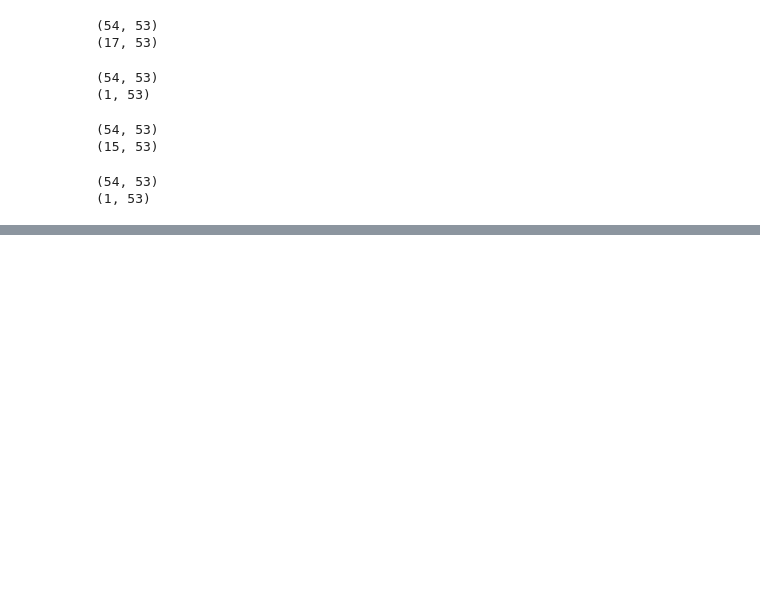
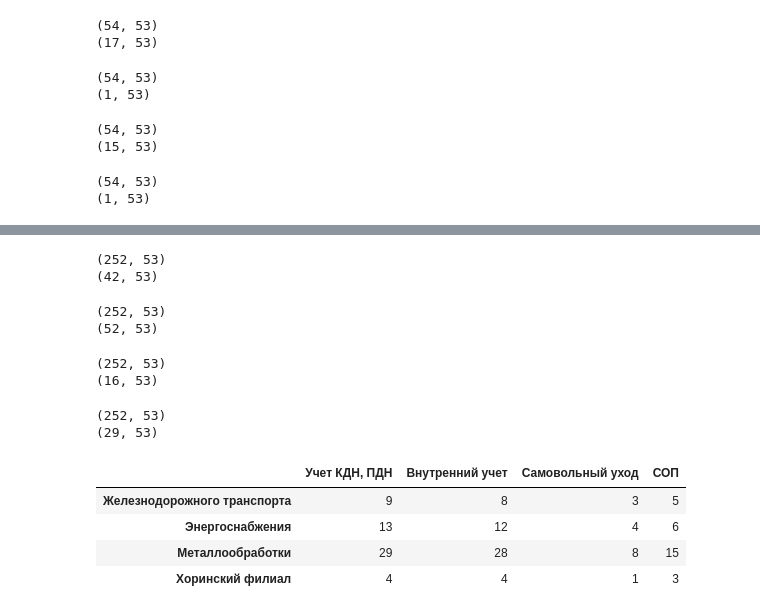
Before and after one commit to t0r1n88/Demetra, a Jupyter notebook: create_social_report.ipynb, the cells around one changed output, grey strips where cells are left out. Saved outputs shown, nothing was run; the diff lists cells and outputs as text; code cells hidden in the pictures; blank space fills up the shorter version.

```diff
--- a/create_social_report.ipynb
+++ b/create_social_report.ipynb
@@ -285,0 +301,60 @@ group_orphans_main_df
+# %%
+# Считаем ПДН
+print(df.shape)
+pdn_accounting_df = df[df['Статус_ПДН'].isin(['состоит'])]
+print(pdn_accounting_df.shape)
+dct_name_sheet['ПДН'] = pdn_accounting_df
+pdn_group_accounting_df = pdn_accounting_df.groupby(by=['Файл']).agg({'Статус_ПДН':'count'})
+group_accounting_main_df = group_accounting_main_df.join(pdn_group_accounting_df) # добавляем в свод
+# %% [output]
+(252, 53)
+(42, 53)
+# %%
+# Слаживаем колонки и удаляем лишнее
+group_accounting_main_df.fillna(0,inplace=True)
+group_accounting_main_df['Учет КДН, ПДН'] = group_accounting_main_df['Статус_КДН'] + group_accounting_main_df['Статус_ПДН']
+group_accounting_main_df.drop(columns=['Статус_КДН','Статус_ПДН'],inplace=True)
+# %%
+# Считаем внутренний учет
+print(df.shape)
+inside_accounting_df = df[df['Статус_внутр_учет'].isin(['состоит'])]
+print(inside_accounting_df.shape)
+dct_name_sheet['Внутр_учет'] = inside_accounting_df
+inside_group_accounting_df = inside_accounting_df.groupby(by=['Файл']).agg({'Статус_внутр_учет':'count'})
+group_accounting_main_df = group_accounting_main_df.join(inside_group_accounting_df) # добавляем в свод
+group_accounting_main_df.rename(columns={'Статус_внутр_учет':'Внутренний учет'},inplace=True)
+# %% [output]
+(252, 53)
+(52, 53)
+# %%
+# Считаем самовольный уход
+print(df.shape)
+awol_accounting_df = df[df['Статус_самовольный_уход'].isin(['да'])]
+print(awol_accounting_df.shape)
+dct_name_sheet['Самовольный уход'] = awol_accounting_df
+awol_group_accounting_df = awol_accounting_df.groupby(by=['Файл']).agg({'Статус_самовольный_уход':'count'})
+group_accounting_main_df = group_accounting_main_df.join(awol_group_accounting_df) # добавляем в свод
+group_accounting_main_df.rename(columns={'Статус_самовольный_уход':'Самовольный уход'},inplace=True)
+# %% [output]
+(252, 53)
+(16, 53)
+# %%
+# Считаем самовольный уход
+print(df.shape)
+sop_accounting_df = df[df['Статус_Соц_положение_семьи'].isin(['СОП'])]
+print(sop_accounting_df.shape)
+dct_name_sheet['СОП'] = sop_accounting_df
+sop_group_accounting_df = sop_accounting_df.groupby(by=['Файл']).agg({'Статус_Соц_положение_семьи':'count'})
+group_accounting_main_df = group_accounting_main_df.join(sop_group_accounting_df) # добавляем в свод
+group_accounting_main_df.rename(columns={'Статус_Соц_положение_семьи':'СОП'},inplace=True)
+# %% [output]
+(252, 53)
+(29, 53)
+# %%
+group_accounting_main_df
+# %% [output]
+|  | Учет КДН, ПДН | Внутренний учет | Самовольный уход | СОП |
+| Железнодорожного транспорта | 9 | 8 | 3 | 5 |
+| Энергоснабжения | 13 | 12 | 4 | 6 |
+| Металлообработки | 29 | 28 | 8 | 15 |
+| Хоринский филиал | 4 | 4 | 1 | 3 |
```
Also changed, not shown: parts of 3 cells of this notebook.
